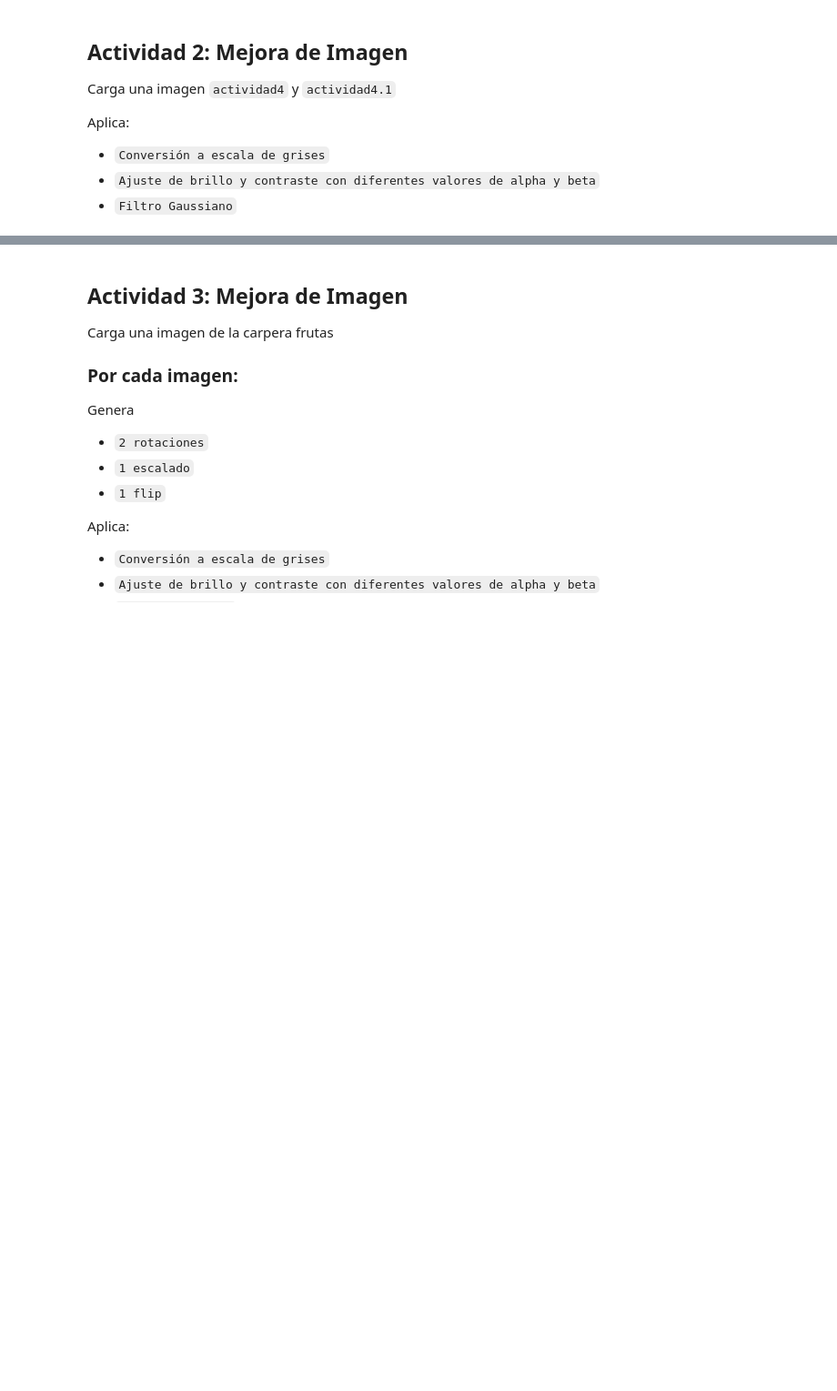
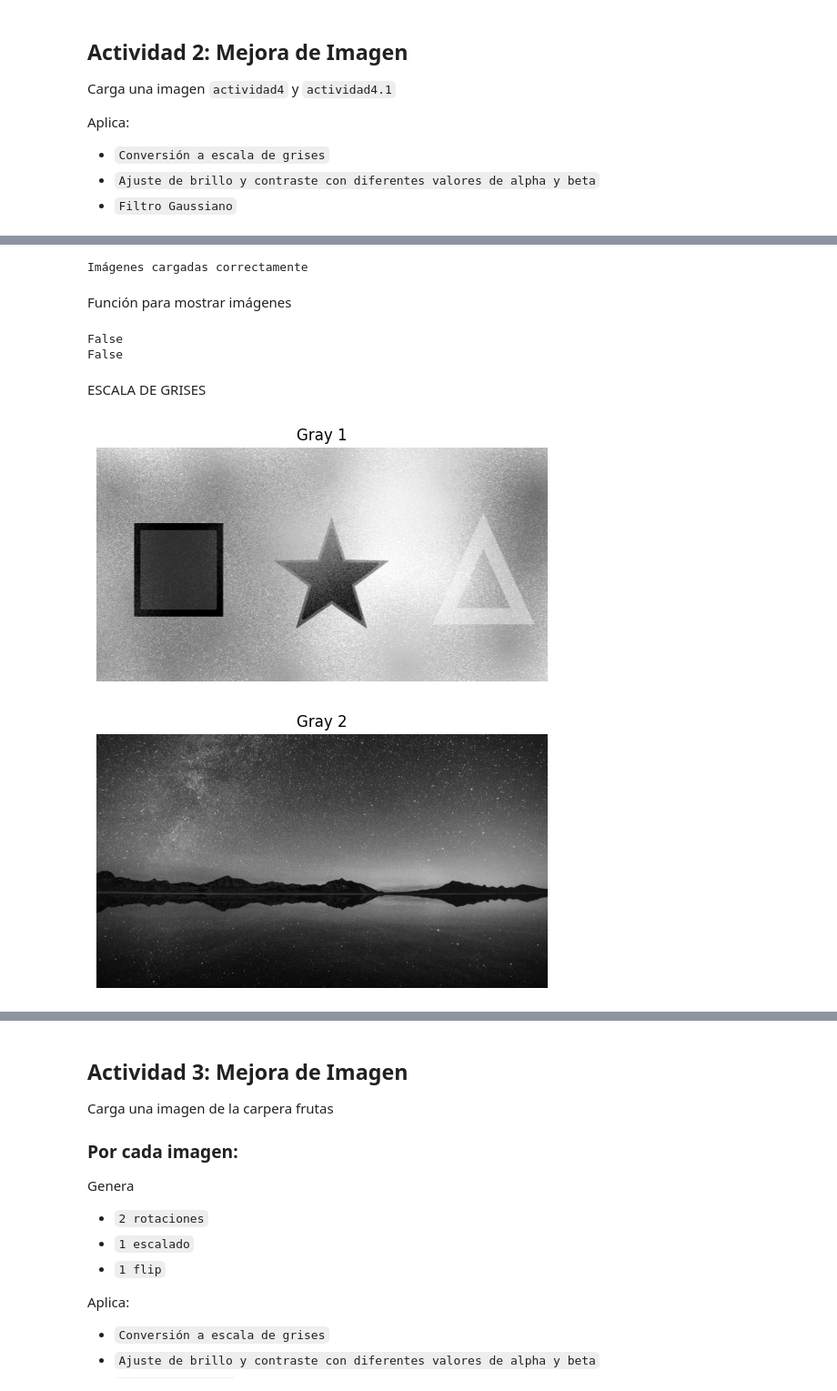
Before and after one commit to 202300080/Rulo, a Jupyter notebook: UNIDAD 3/HOY/actividad4.ipynb, the cells around one changed output, grey strips where cells are left out. Shown at 91% size. Drawn from its saved outputs; the diff is of its cells as text; code cells hidden in the pictures; blank space fills up the shorter version.

```diff
--- a/UNIDAD 3/HOY/actividad4.ipynb
+++ b/UNIDAD 3/HOY/actividad4.ipynb
@@ -138,0 +145,12 @@ Aplica:
+# %%
+img1 = cv2.imread('actividad 4.png')
+img2 = cv2.imread('actividad4.2.jpg')
+
+if img1 is None or img2 is None:
+    print("Error cargando imágenes")
+else:
+    print("Imágenes cargadas correctamente")
+# %% [output]
+Imágenes cargadas correctamente
+# %% [markdown]
+Función para mostrar imágenes
@@ -138,0 +164,24 @@ Aplica:
+# %%
+print(img1 is None)
+print(img2 is None)
+# %% [output]
+False
+False
+# %% [markdown]
+ESCALA DE GRISES
+# %%
+gray1 = cv2.cvtColor(img1, cv2.COLOR_BGR2GRAY)
+gray2 = cv2.cvtColor(img2, cv2.COLOR_BGR2GRAY)
+
+plt.imshow(gray1, cmap='gray')
+plt.title("Gray 1")
+plt.axis('off')
+plt.show()
+
+plt.imshow(gray2, cmap='gray')
+plt.title("Gray 2")
+plt.axis('off')
+plt.show()
+# %% [output]
+[figure, added]
+[figure, added]
```
Also changed, not shown: parts of 8 cells of this notebook, 11 other files.
